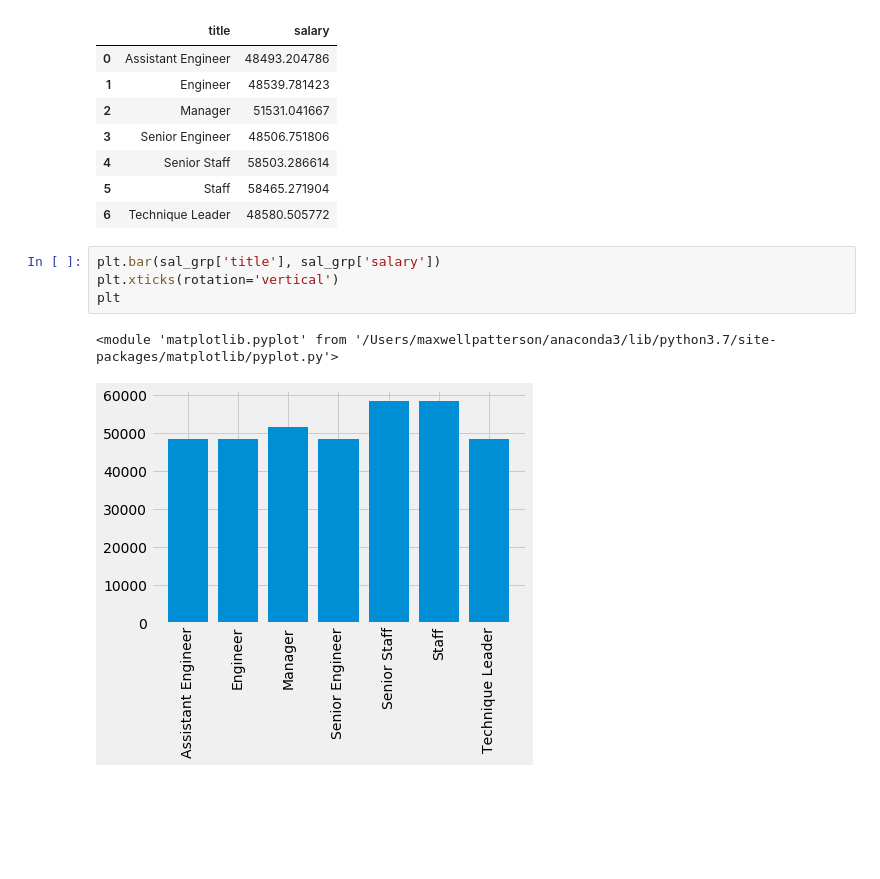
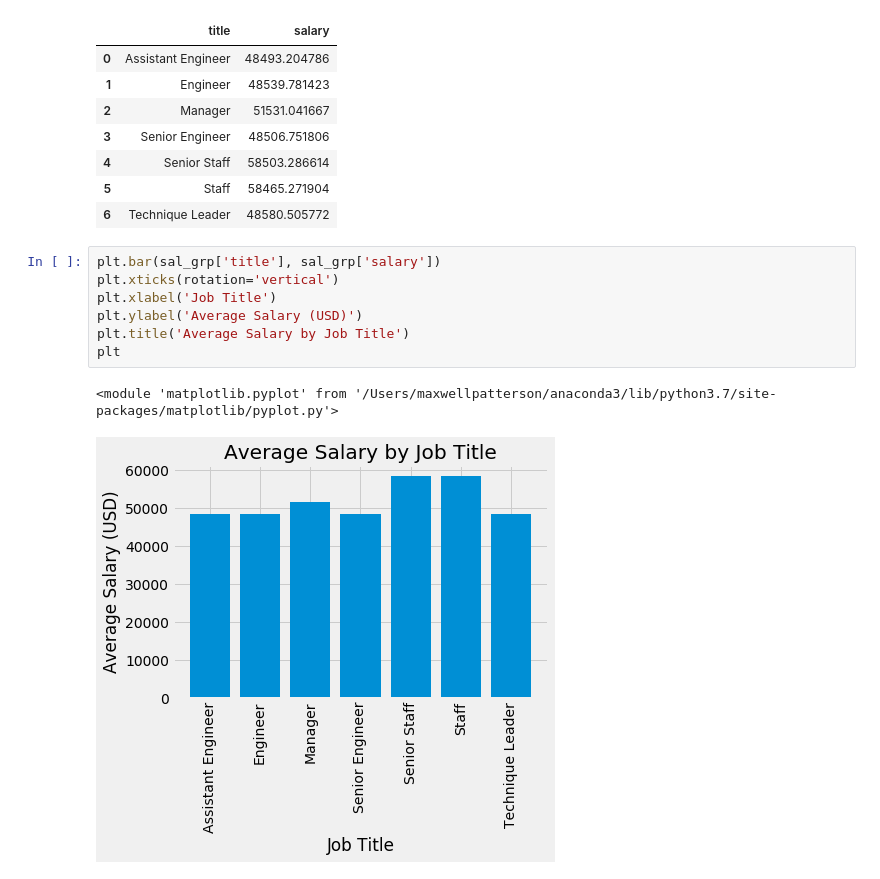
Before and after one commit to mmpatterson/sql-challenge, a Jupyter notebook: EmployeeSQL/Employee_Plots.ipynb, the cells around one changed output. Saved outputs shown, nothing was run; the diff lists cells and outputs as text; blank space fills up the shorter version.

```diff
--- a/EmployeeSQL/Employee_Plots.ipynb
+++ b/EmployeeSQL/Employee_Plots.ipynb
@@ -116,7 +116,10 @@ sal_grp
 # %%
 plt.bar(sal_grp['title'], sal_grp['salary'])
 plt.xticks(rotation='vertical')
+plt.xlabel('Job Title')
+plt.ylabel('Average Salary (USD)')
+plt.title('Average Salary by Job Title')
 plt
 # %% [output]
 <module 'matplotlib.pyplot' from '/Users/maxwellpatterson/anaconda3/lib/python3.7/site-packages/matplotlib/pyplot.py'>
-[figure, old version]
+[figure, new version]
```
Also changed, not shown: parts of 1 cell of this notebook, 2 other files.
